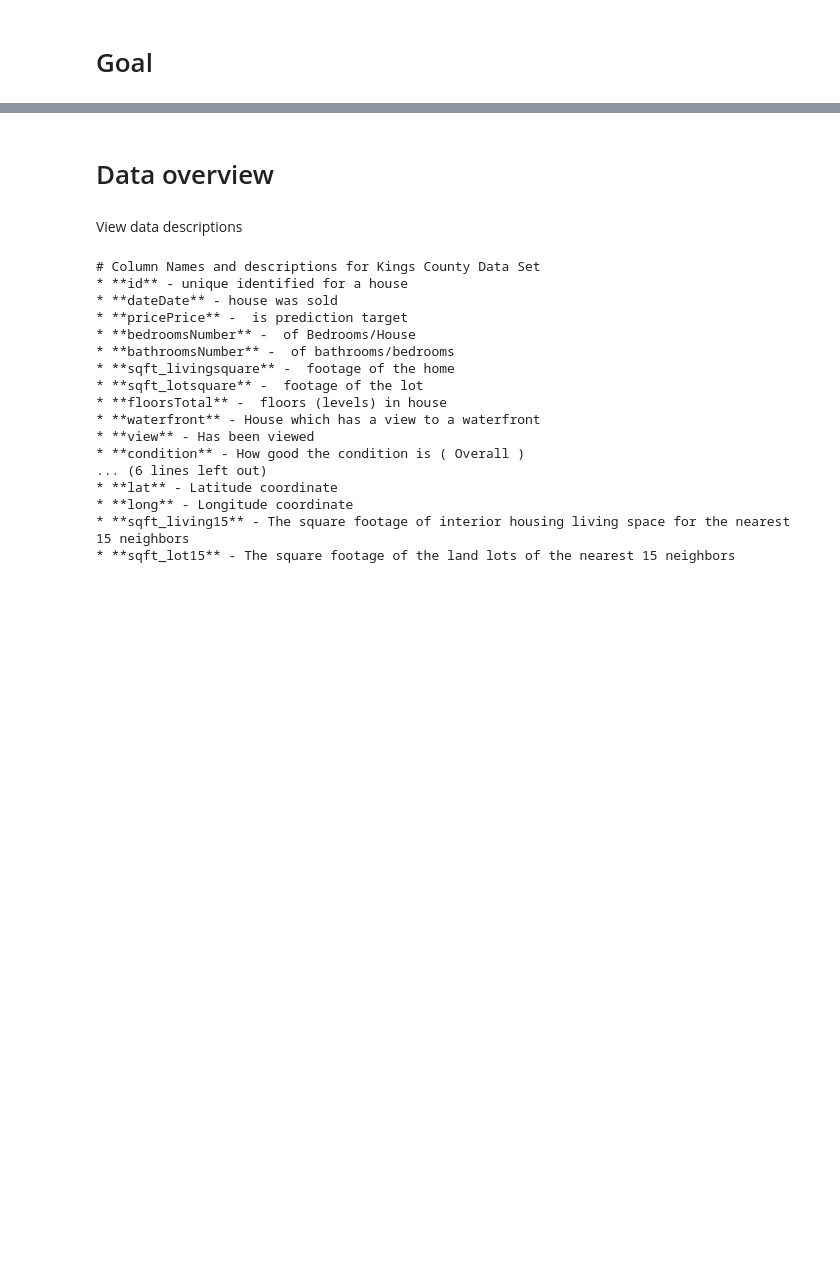
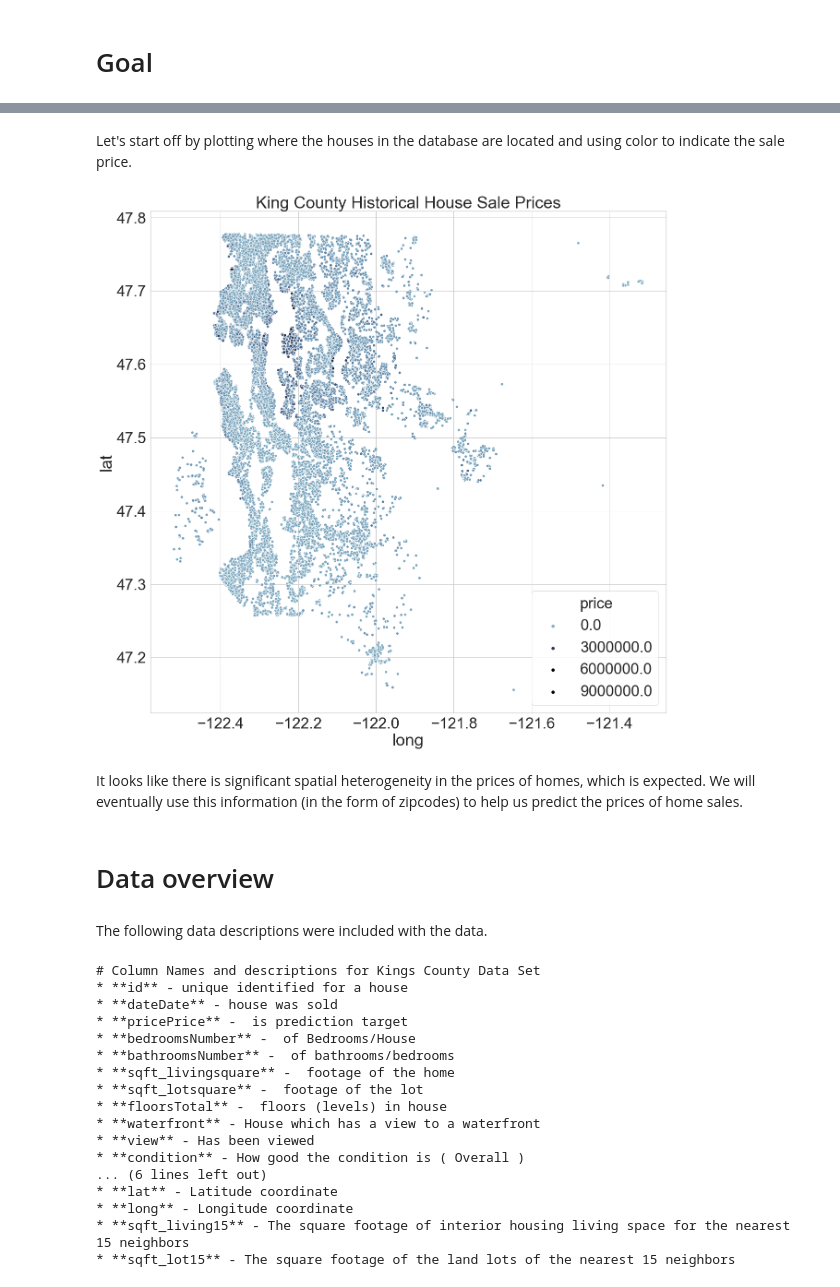
Before and after one commit to JoeDown/King-County-Linear-Regression-Price-Prediction, a Jupyter notebook: mod1-project.ipynb, the cells around one changed output, grey strips where cells are left out. Drawn from its saved outputs; the diff is of its cells as text; code cells hidden in the pictures; blank space fills up the shorter version.

```diff
--- a/mod1-project.ipynb
+++ b/mod1-project.ipynb
@@ -14,7 +28,24 @@ In this project, we aim to be able to predict the housing prices in King County
+# %% [markdown]
+Let's start off by plotting where the houses in the database are located and using color to indicate the sale price.
+# %%
+sns.set(font_scale = 3, style='whitegrid')
+
+plt.figure(figsize=(20,20))
+cmap = sns.cubehelix_palette(rot=-.2, as_cmap=True, light =.65, dark = -.5)
+
+plt.title('King County Historical House Sale Prices')
+
+ax = sns.scatterplot(x=df.long, y=df.lat,
+                     hue=df.price,
+                     palette=cmap, sizes=(200, 200))
+# %% [output]
+[figure, added]
+# %% [markdown]
+It looks like there is significant spatial heterogeneity in the prices of homes, which is expected. We will eventually use this information (in the form of zipcodes) to help us predict the prices of home sales.
 # %% [markdown]
 # Data overview
-# %% [markdown]
-View data descriptions
+# %% [markdown]
+The following data descriptions were included with the data.
 # %%
 ! cat column_names.md
 # %% [output]
```
Also changed, not shown: parts of 29 cells of this notebook, 1 other file.
